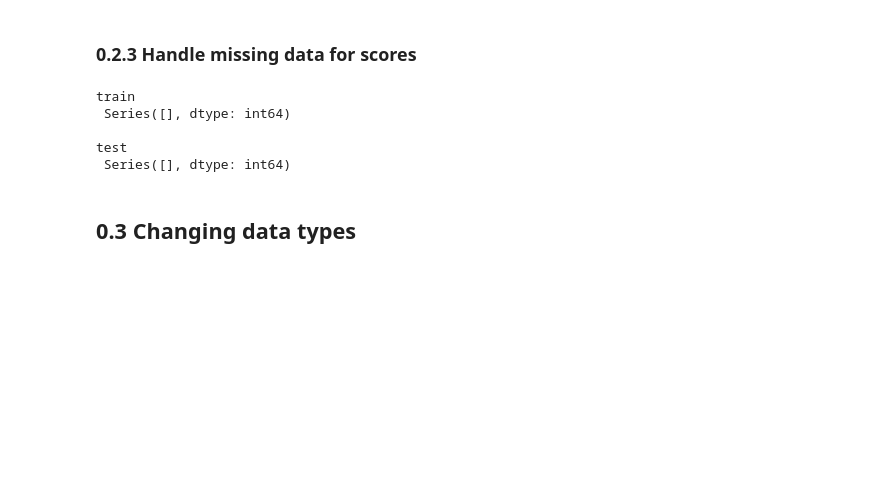
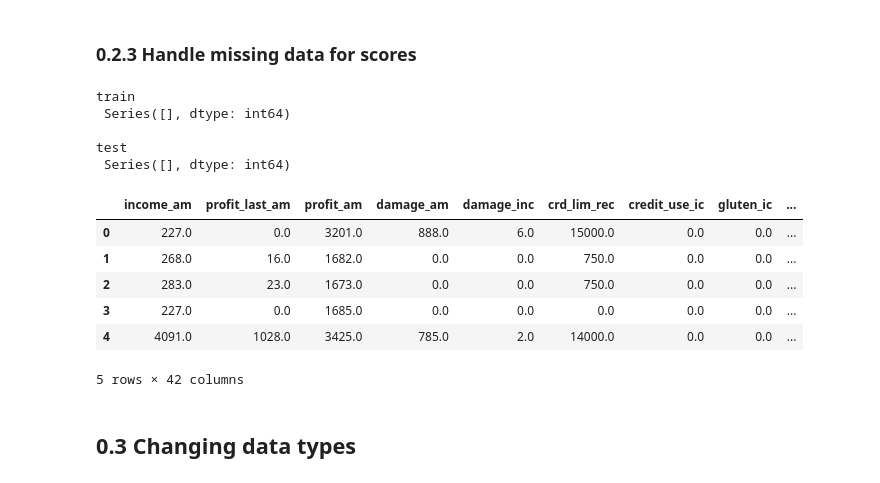
Before and after one commit to Detopall/machine-learning-project, a Jupyter notebook: data_cleaning.ipynb, the cells around one changed output. Drawn from its saved outputs; the diff is of its cells as text; code cells hidden in the pictures; blank space fills up the shorter version.

```diff
--- a/data_cleaning.ipynb
+++ b/data_cleaning.ipynb
@@ -278,25 +278,34 @@ def calculate_scores(df, columns):
 # %%
 # columns that need to be altered/removed
 columns=["score1_neg", "score1_pos", "score2_pos", "score2_neg", "score3_pos", "score3_neg", "score4_pos", "score4_neg"]
 
 # create new columns that contain the avg of each row
 df_knn_imputed = calculate_scores(df_knn_imputed, columns=columns)
 df_knn_imputed_test = calculate_scores(df_knn_imputed_test, columns=columns)
 
 # Drop the unneeded columns from the dataset
 df_knn_imputed.drop(columns=[col for col in columns if col in df_knn_imputed], inplace=True)
 
 df_knn_imputed_test.drop(columns=[col for col in columns if col in df_knn_imputed_test], inplace=True)
 
 # show the amount of null fields
 print("\ntrain\n", df_knn_imputed.isnull().sum()[df_knn_imputed.isnull().sum() != 0])
 print("\ntest\n", df_knn_imputed_test.isnull().sum()[df_knn_imputed_test.isnull().sum() != 0])
+
+df_knn_imputed.head()
 # %% [output]
 train
  Series([], dtype: int64)
 
 test
  Series([], dtype: int64)
+|  | income_am | profit_last_am | profit_am | damage_am | damage_inc | crd_lim_rec | credit_use_ic | gluten_ic | ... |
+| 0 | 227.0 | 0.0 | 3201.0 | 888.0 | 6.0 | 15000.0 | 0.0 | 0.0 | ... |
+| 1 | 268.0 | 16.0 | 1682.0 | 0.0 | 0.0 | 750.0 | 0.0 | 0.0 | ... |
+| 2 | 283.0 | 23.0 | 1673.0 | 0.0 | 0.0 | 750.0 | 0.0 | 0.0 | ... |
+| 3 | 227.0 | 0.0 | 1685.0 | 0.0 | 0.0 | 0.0 | 0.0 | 0.0 | ... |
+| 4 | 4091.0 | 1028.0 | 3425.0 | 785.0 | 2.0 | 14000.0 | 0.0 | 0.0 | ... |
+5 rows × 42 columns
 # %% [markdown]
 ## 0.3 Changing data types
 # %% [markdown]
```
